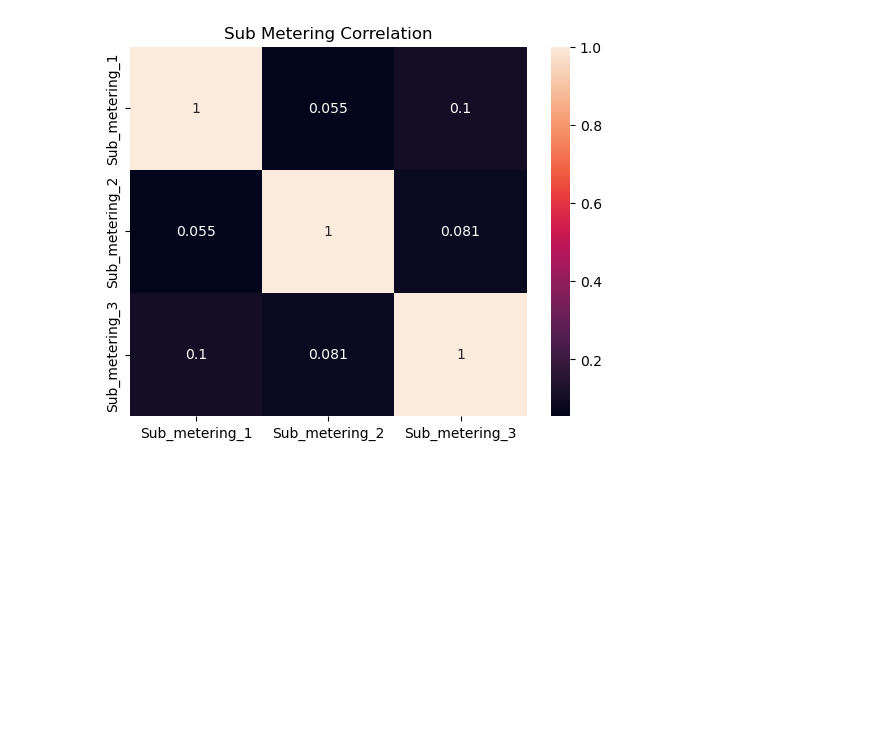
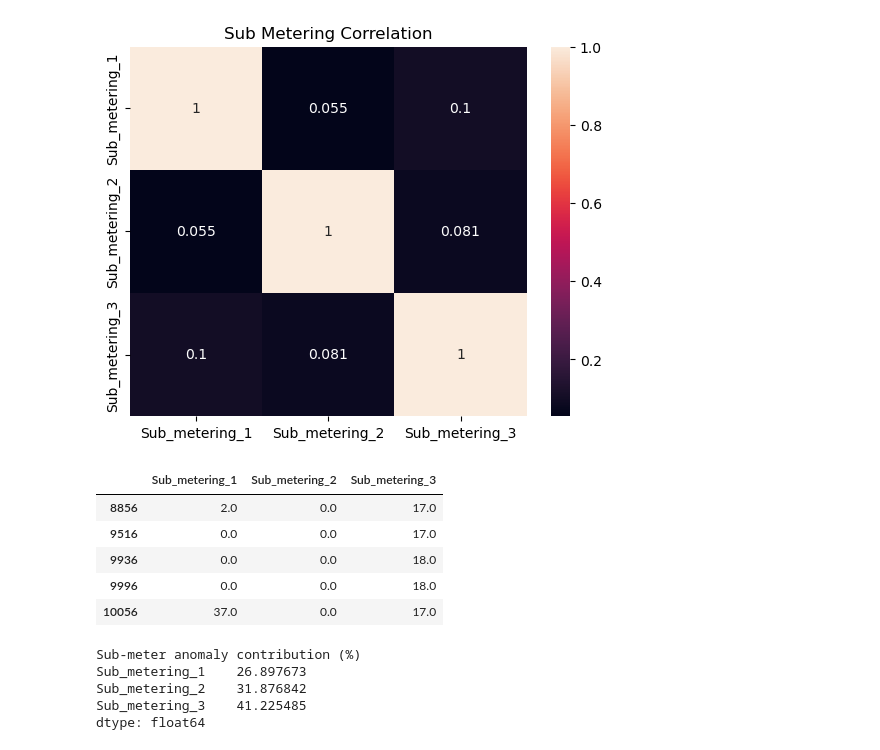
Before and after one commit to yasminsheikh3125/AnomaxR, a Jupyter notebook: Anomax/sub_metering_analysis.ipynb, the cells around one changed output. Drawn from its saved outputs; the diff is of its cells as text; code cells hidden in the pictures; blank space fills up the shorter version.

```diff
--- a/Anomax/sub_metering_analysis.ipynb
+++ b/Anomax/sub_metering_analysis.ipynb
@@ -68,0 +73,26 @@ plt.show()
+# %%
+anomaly_rows = df[df['Datetime'].isin(anomaly_times['Datetime'])]
+
+anomaly_rows[['Sub_metering_1','Sub_metering_2','Sub_metering_3']].head()
+# %% [output]
+|  | Sub_metering_1 | Sub_metering_2 | Sub_metering_3 |
+| 8856 | 2.0 | 0.0 | 17.0 |
+| 9516 | 0.0 | 0.0 | 17.0 |
+| 9936 | 0.0 | 0.0 | 18.0 |
+| 9996 | 0.0 | 0.0 | 18.0 |
+| 10056 | 37.0 | 0.0 | 17.0 |
+# %%
+sub_means = anomaly_rows[['Sub_metering_1','Sub_metering_2','Sub_metering_3']].mean()
+
+total = sub_means.sum()
+
+sub_percent = (sub_means / total) * 100
+
+print("Sub-meter anomaly contribution (%)")
+print(sub_percent)
+# %% [output]
+Sub-meter anomaly contribution (%)
+Sub_metering_1    26.897673
+Sub_metering_2    31.876842
+Sub_metering_3    41.225485
+dtype: float64
```
Also changed, not shown: parts of 4 cells of this notebook.
